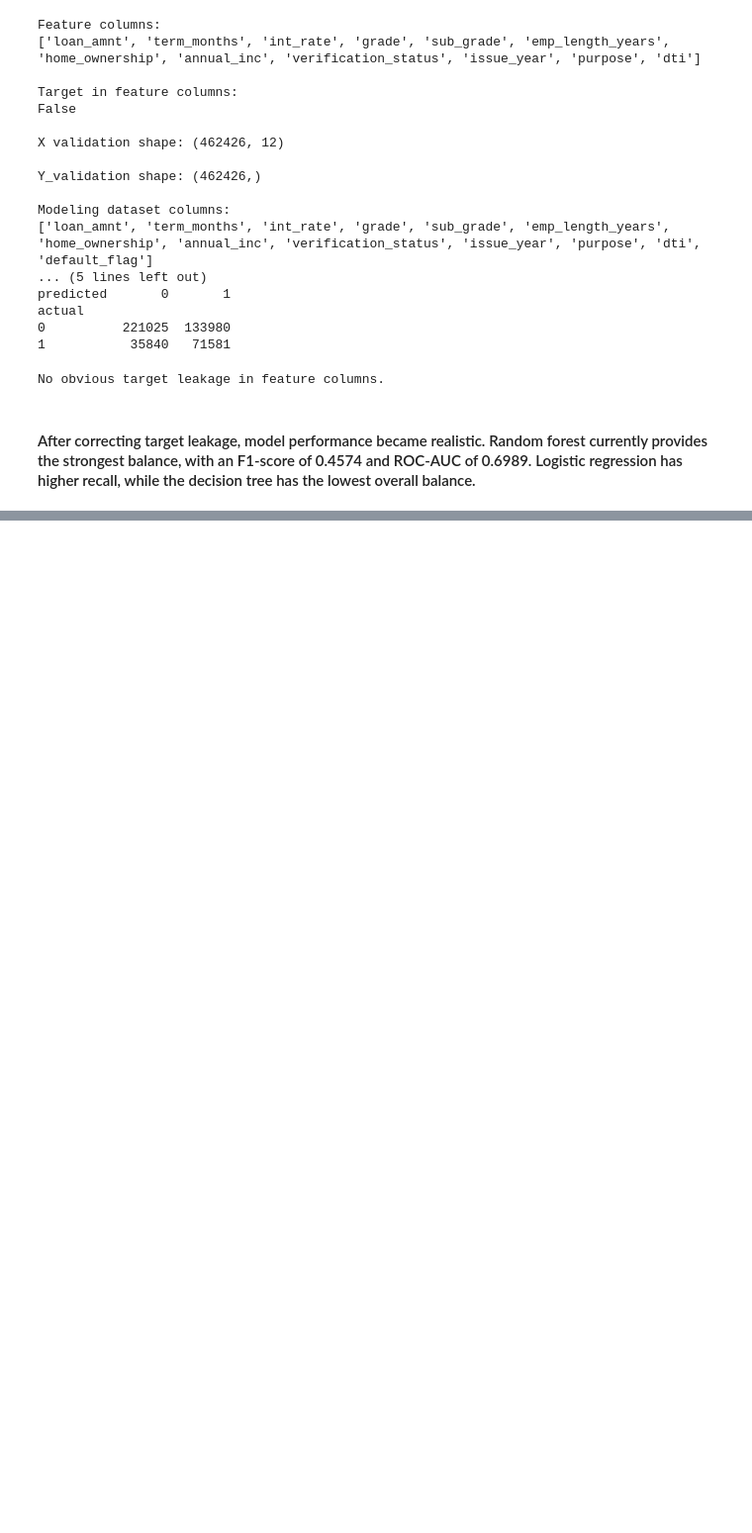
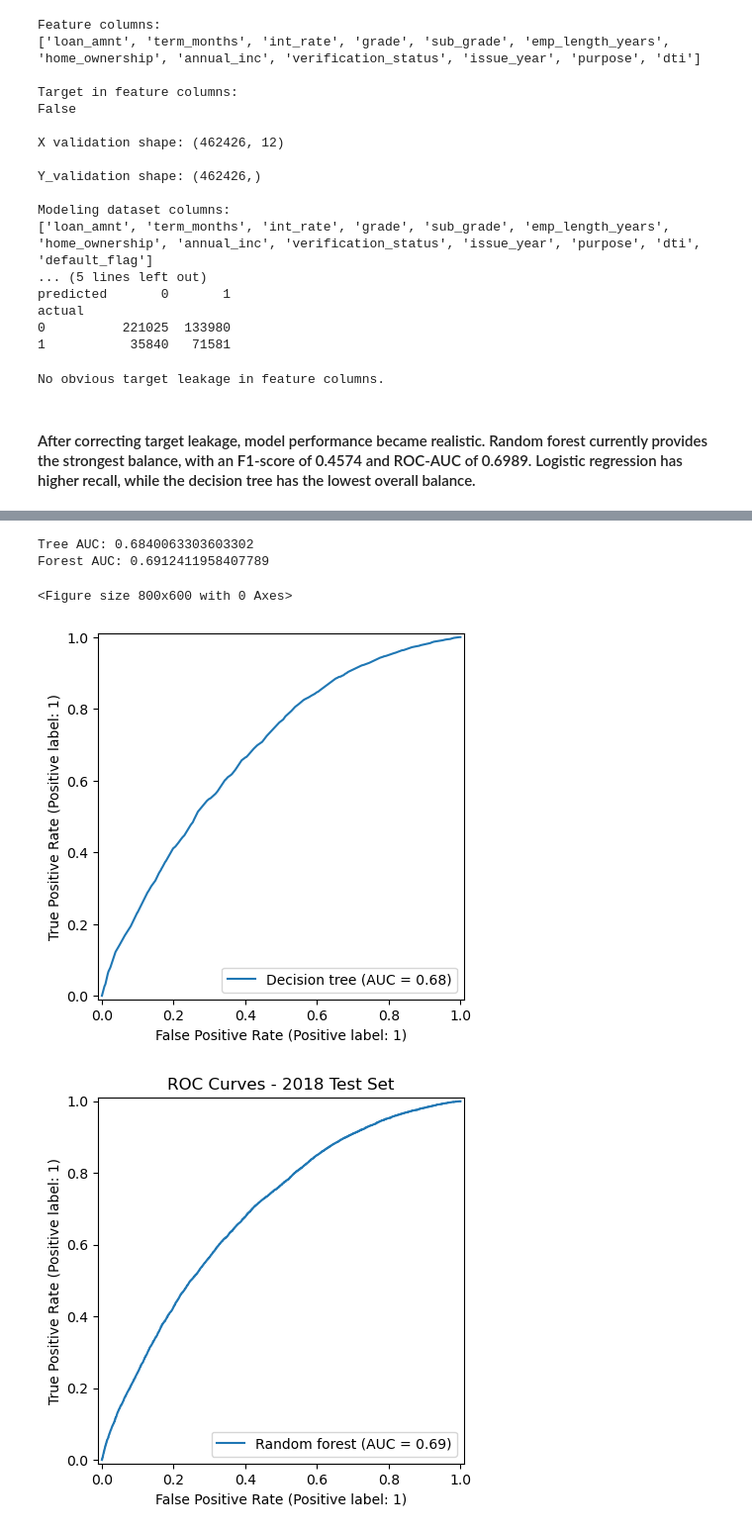
Before and after one commit to brishavrajbahak/loan-default-prediction, a Jupyter notebook: notebooks/05_tree_models.ipynb, the cells around one changed output, grey strips where cells are left out. Shown at 99% size. Drawn from its saved outputs; the diff is of its cells as text; code cells hidden in the pictures; blank space fills up the shorter version.

```diff
--- a/notebooks/05_tree_models.ipynb
+++ b/notebooks/05_tree_models.ipynb
@@ -255,0 +348,28 @@ No obvious target leakage in feature columns.
+# %%
+from sklearn.metrics import roc_auc_score, RocCurveDisplay
+
+print("Tree AUC:", roc_auc_score(y_test, tree_test_probabilities))
+print("Forest AUC:", roc_auc_score(y_test, forest_test_probabilities))
+
+plt.figure(figsize=(8,6))
+
+RocCurveDisplay.from_predictions(
+    y_test,
+    tree_test_probabilities,
+    name="Decision tree"
+)
+
+RocCurveDisplay.from_predictions(
+    y_test,
+    forest_test_probabilities,
+    name="Random forest"
+)
+
+plt.title("ROC Curves - 2018 Test Set")
+plt.show()
+# %% [output]
+Tree AUC: 0.6840063303603302
+Forest AUC: 0.6912411958407789
+<Figure size 800x600 with 0 Axes>
+[figure, added]
+[figure, added]
```
Also changed, not shown: parts of 13 cells of this notebook, 1 other file.
